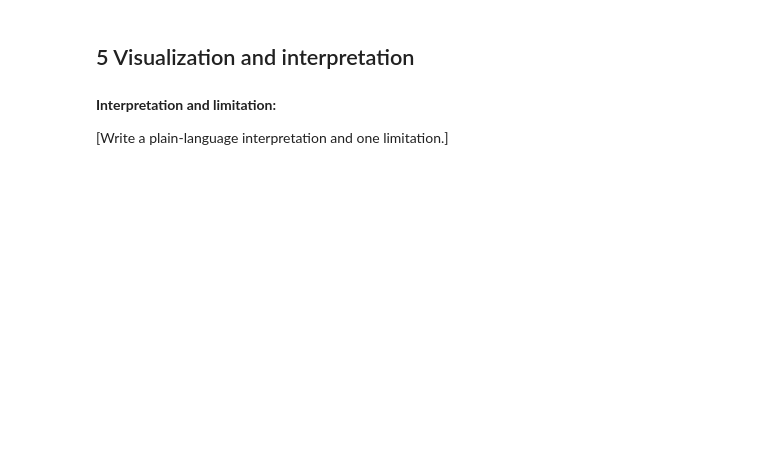
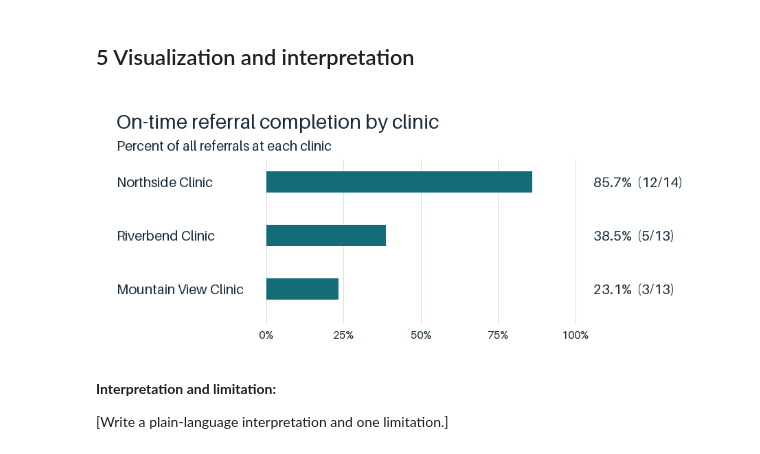
Before and after one commit to Kris1776/N6429_CreateSQLPythonDataPipeline, a Jupyter notebook: Week13_Pipeline_Starter.ipynb, the cells around one changed output. Saved outputs shown, nothing was run; the diff lists cells and outputs as text; code cells hidden in the pictures; blank space fills up the shorter version.

```diff
--- a/Week13_Pipeline_Starter.ipynb
+++ b/Week13_Pipeline_Starter.ipynb
@@ -18,0 +23,17 @@ connection.execute("PRAGMA foreign_keys = ON")
+# %%
+"""connection = sqlite3.connect(DB_PATH)
+connection.execute("PRAGMA foreign_keys = ON")
+# TODO: query sqlite_schema and confirm the five expected tables exist
+"""
+
+connection = sqlite3.connect(DB_PATH.resolve().as_uri() + "?mode=ro", uri=True)
+connection.execute("PRAGMA foreign_keys = ON")
+
+# Grain: one row per user-created SQLite table.
+tables = pd.read_sql_query(
+    "SELECT name FROM sqlite_schema WHERE type = 'table' AND name NOT LIKE 'sqlite_%' ORDER BY name",
+    connection,
+)
+expected_tables = {"clinics", "patients", "encounters", "referrals", "followups"}
+assert expected_tables <= set(tables["name"]), "An expected table is missing."
+display(tables)
@@ -49,3 +133,37 @@ analysis = add_completion_fields(referrals)
+# %%
+"""# TODO: create and save one chart that supports the portfolio question
+"""
+
+chart_data = clinic_summary.sort_values("on_time_rate", ascending=False)
+chart = Image.new("RGB", (920, 155 + 78 * len(chart_data)), "white")
+draw = ImageDraw.Draw(chart)
+title_font = ImageFont.load_default(size=29)
+label_font = ImageFont.load_default(size=20)
+small_font = ImageFont.load_default(size=16)
+ink = "#172C3C"
+draw.text((30, 23), "On-time referral completion by clinic", font=title_font, fill=ink)
+draw.text((30, 64), "Percent of all referrals at each clinic", font=label_font, fill=ink)
+
+bar_left, bar_width = 248, 450
+axis_y = 101 + 78 * len(chart_data)
+for percent in (0, 25, 50, 75, 100):
+    x = bar_left + bar_width * percent // 100
+    draw.line((x, 97, x, axis_y), fill="#D5DEE4")
+    draw.text((x, axis_y + 12), f"{percent}%", font=small_font, anchor="mt", fill=ink)
+
+for index, row in enumerate(chart_data.itertuples(index=False)):
+    y = 114 + 78 * index
+    draw.text((30, y + 15), row.clinic_name, font=label_font, anchor="lm", fill=ink)
+    if row.on_time_rate > 0:
+        draw.rectangle((bar_left, y, bar_left + round(bar_width * row.on_time_rate), y + 30),
+                       fill="#146C78")
+    label = f"{row.on_time_rate:.1%}  ({row.on_time_count}/{row.referral_count})"
+    draw.text((724, y + 15), label, font=label_font, anchor="lm", fill=ink)
+
+chart.save("on_time_referral_completion_by_clinic.png")
+display(chart)
+# %% [output]
+[figure, added]
 # %% [markdown]
 **Interpretation and limitation:**
 
```
Also changed, not shown: parts of 14 cells of this notebook, 1 other file.
